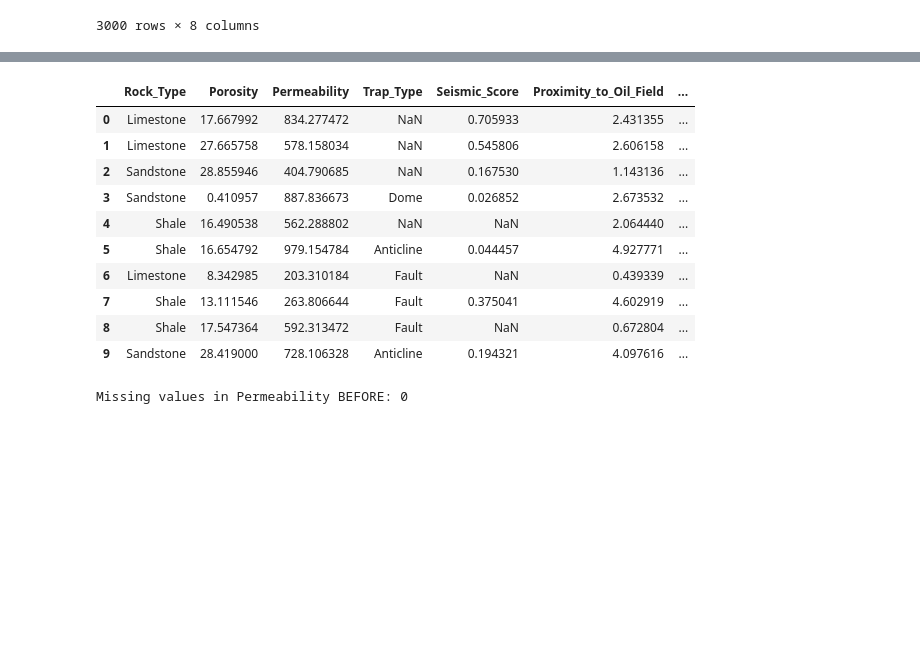
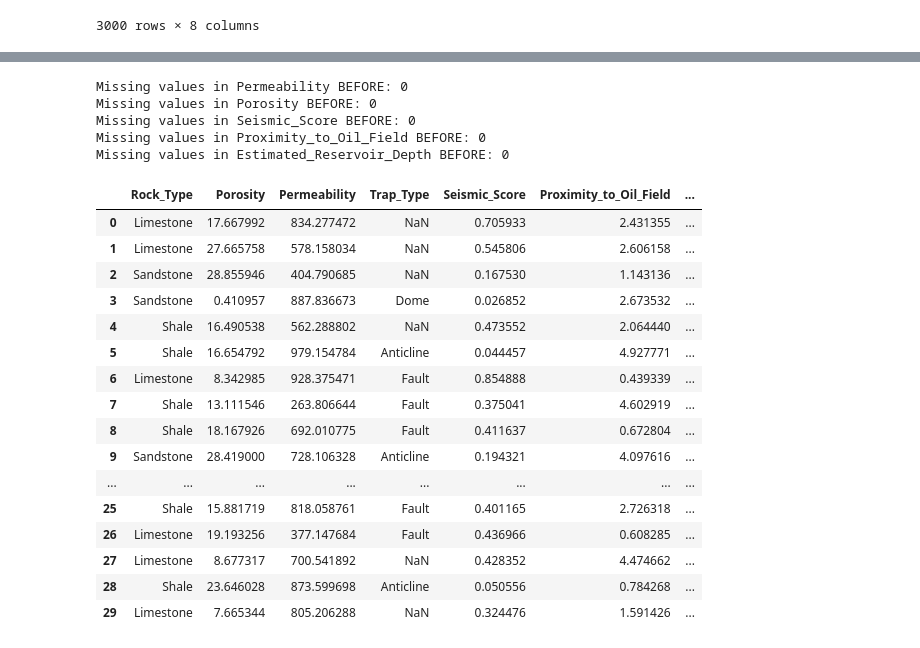
Before and after one commit to Sxamoecode/Datathon, a Jupyter notebook: Oil_Presence.ipynb, the cells around one changed output, grey strips where cells are left out. Cells and saved outputs as stored; diff of their text form; code cells hidden in the pictures; blank space fills up the shorter version.

```diff
--- a/Oil_Presence.ipynb
+++ b/Oil_Presence.ipynb
@@ -128,21 +140,39 @@ for col in categorical_cols:
 # %%
 # Assign the final filled Porosity column back to our original dataframe
 df["Porosity"] = df_imputed["Porosity"]
+df["Permeability"] = df_imputed["Permeability"]
+df['Seismic_Score'] = df_imputed["Seismic_Score"]
+df['Proximity_to_Oil_Field'] = df_imputed["Proximity_to_Oil_Field"]
+df['Estimated_Reservoir_Depth'] = df_imputed["Estimated_Reservoir_Depth"]
+# %%
+print(f"Missing values in Permeability BEFORE: {df['Permeability'].isnull().sum()}")
+print(f"Missing values in Porosity BEFORE: {df['Porosity'].isnull().sum()}")
+print(f"Missing values in Seismic_Score BEFORE: {df['Seismic_Score'].isnull().sum()}")
+print(f"Missing values in Proximity_to_Oil_Field BEFORE: {df['Proximity_to_Oil_Field'].isnull().sum()}")
+print(f"Missing values in Estimated_Reservoir_Depth BEFORE: {df['Estimated_Reservoir_Depth'].isnull().sum()}")
+# %% [output]
+Missing values in Permeability BEFORE: 0
+Missing values in Porosity BEFORE: 0
+Missing values in Seismic_Score BEFORE: 0
+Missing values in Proximity_to_Oil_Field BEFORE: 0
+Missing values in Estimated_Reservoir_Depth BEFORE: 0
 # %%
-df.head(10)
+df.head(30)
 # %% [output]
 |  | Rock_Type | Porosity | Permeability | Trap_Type | Seismic_Score | Proximity_to_Oil_Field | ... |
 | 0 | Limestone | 17.667992 | 834.277472 | NaN | 0.705933 | 2.431355 | ... |
 | 1 | Limestone | 27.665758 | 578.158034 | NaN | 0.545806 | 2.606158 | ... |
 | 2 | Sandstone | 28.855946 | 404.790685 | NaN | 0.167530 | 1.143136 | ... |
 | 3 | Sandstone | 0.410957 | 887.836673 | Dome | 0.026852 | 2.673532 | ... |
-| 4 | Shale | 16.490538 | 562.288802 | NaN | NaN | 2.064440 | ... |
+| 4 | Shale | 16.490538 | 562.288802 | NaN | 0.473552 | 2.064440 | ... |
 | 5 | Shale | 16.654792 | 979.154784 | Anticline | 0.044457 | 4.927771 | ... |
-| 6 | Limestone | 8.342985 | 203.310184 | Fault | NaN | 0.439339 | ... |
+| 6 | Limestone | 8.342985 | 928.375471 | Fault | 0.854888 | 0.439339 | ... |
 | 7 | Shale | 13.111546 | 263.806644 | Fault | 0.375041 | 4.602919 | ... |
-| 8 | Shale | 17.547364 | 592.313472 | Fault | NaN | 0.672804 | ... |
+| 8 | Shale | 18.167926 | 692.010775 | Fault | 0.411637 | 0.672804 | ... |
 | 9 | Sandstone | 28.419000 | 728.106328 | Anticline | 0.194321 | 4.097616 | ... |
+| ... | ... | ... | ... | ... | ... | ... | ... |
+| 25 | Shale | 15.881719 | 818.058761 | Fault | 0.401165 | 2.726318 | ... |
+| 26 | Limestone | 19.193256 | 377.147684 | Fault | 0.436966 | 0.608285 | ... |
+| 27 | Limestone | 8.677317 | 700.541892 | NaN | 0.428352 | 4.474662 | ... |
+| 28 | Shale | 23.646028 | 873.599698 | Anticline | 0.050556 | 0.784268 | ... |
+| 29 | Limestone | 7.665344 | 805.206288 | NaN | 0.324476 | 1.591426 | ... |
-# %%
-print(f"Missing values in Permeability BEFORE: {df['Permeability'].isnull().sum()}")
-# %% [output]
-Missing values in Permeability BEFORE: 0
```
Also changed, not shown: parts of 11 cells of this notebook.
